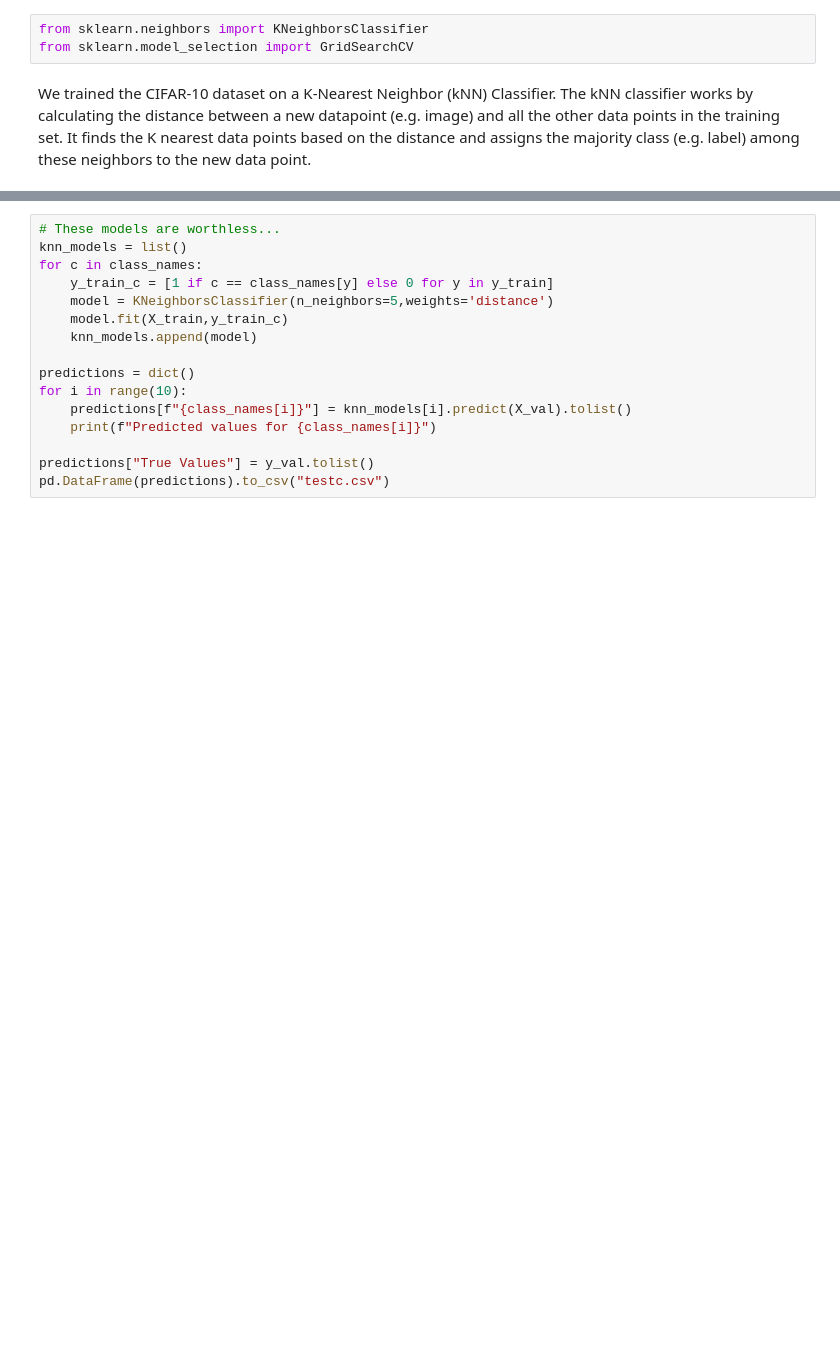
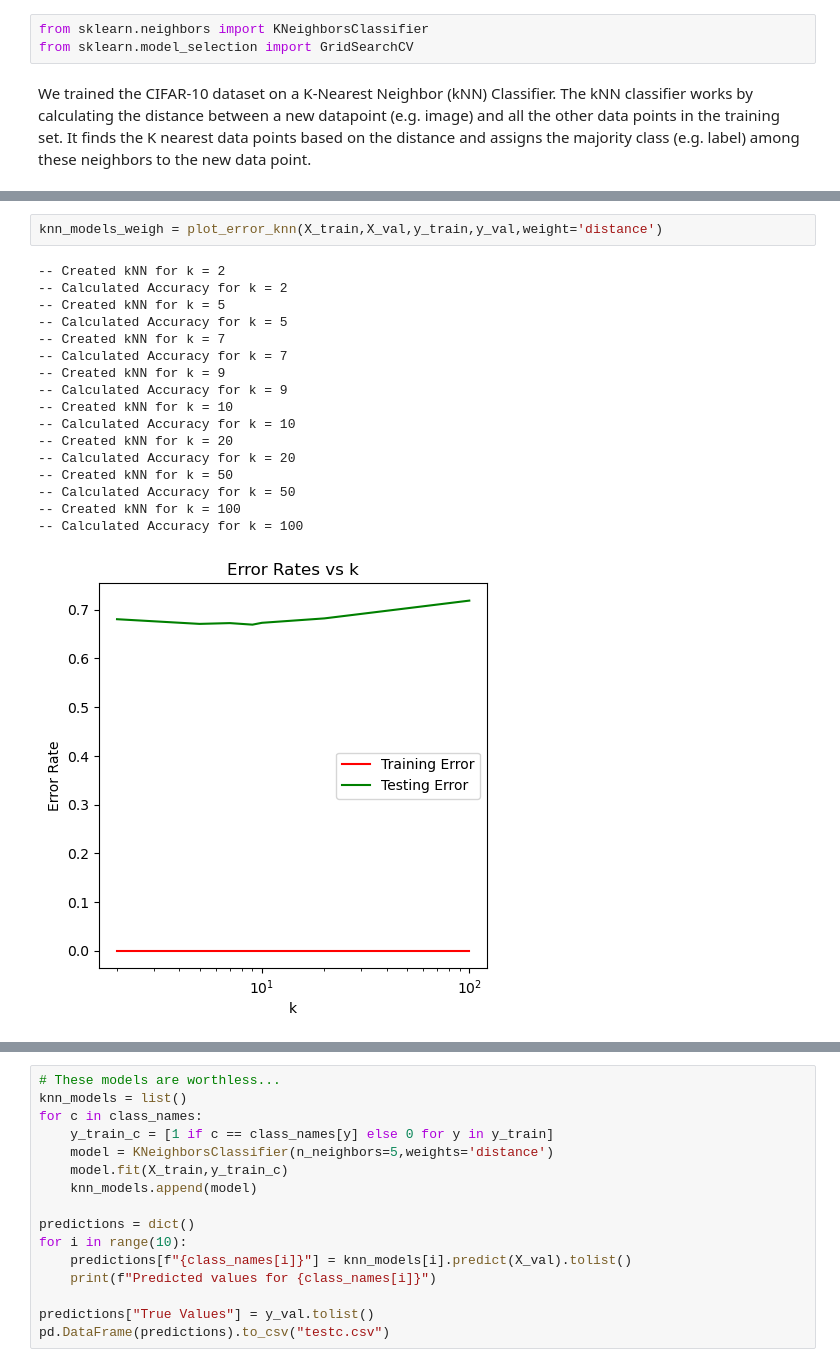
Before and after one commit to CY12-bit/cs178-cifar-10, a Jupyter notebook: Project Report.ipynb, the cells around one changed output, grey strips where cells are left out. Drawn from its saved outputs; the diff is of its cells as text; blank space fills up the shorter version.

```diff
--- a/Project Report.ipynb
+++ b/Project Report.ipynb
@@ -267,0 +304,20 @@ model1 = grid.best_estimator_
+# %%
+knn_models_weigh = plot_error_knn(X_train,X_val,y_train,y_val,weight='distance')
+# %% [output]
+-- Created kNN for k = 2
+-- Calculated Accuracy for k = 2
+-- Created kNN for k = 5
+-- Calculated Accuracy for k = 5
+-- Created kNN for k = 7
+-- Calculated Accuracy for k = 7
+-- Created kNN for k = 9
+-- Calculated Accuracy for k = 9
+-- Created kNN for k = 10
+-- Calculated Accuracy for k = 10
+-- Created kNN for k = 20
+-- Calculated Accuracy for k = 20
+-- Created kNN for k = 50
+-- Calculated Accuracy for k = 50
+-- Created kNN for k = 100
+-- Calculated Accuracy for k = 100
+[figure, added]
```
Also changed, not shown: parts of 39 cells of this notebook, 5 other files.
